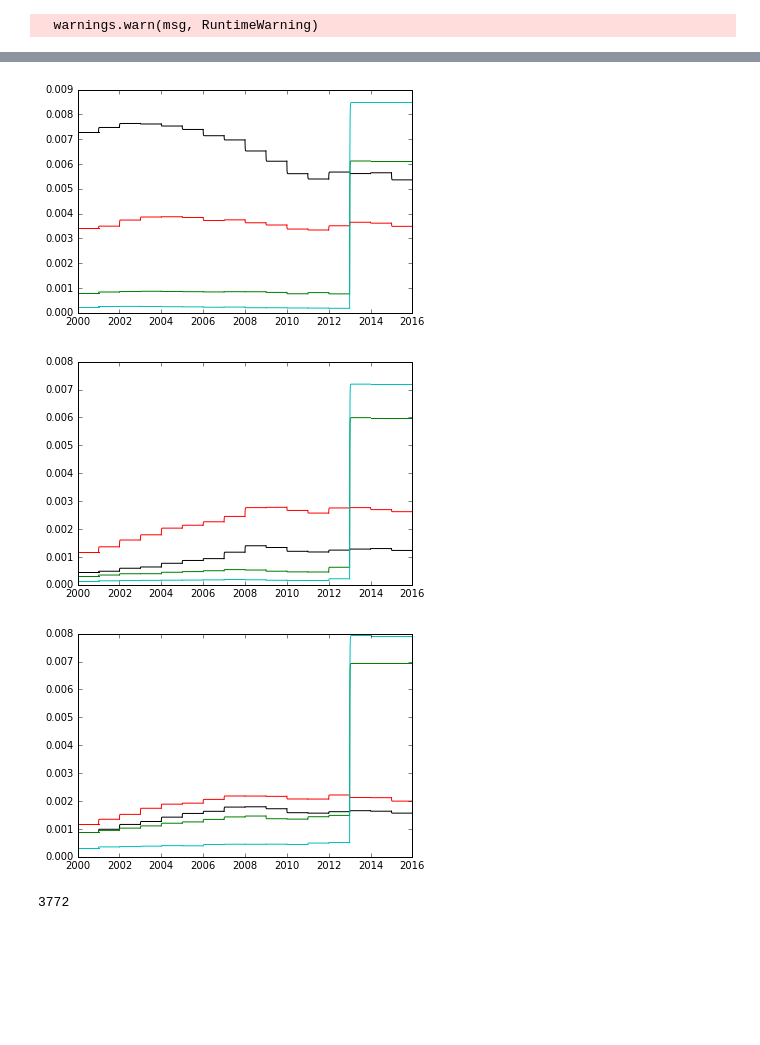
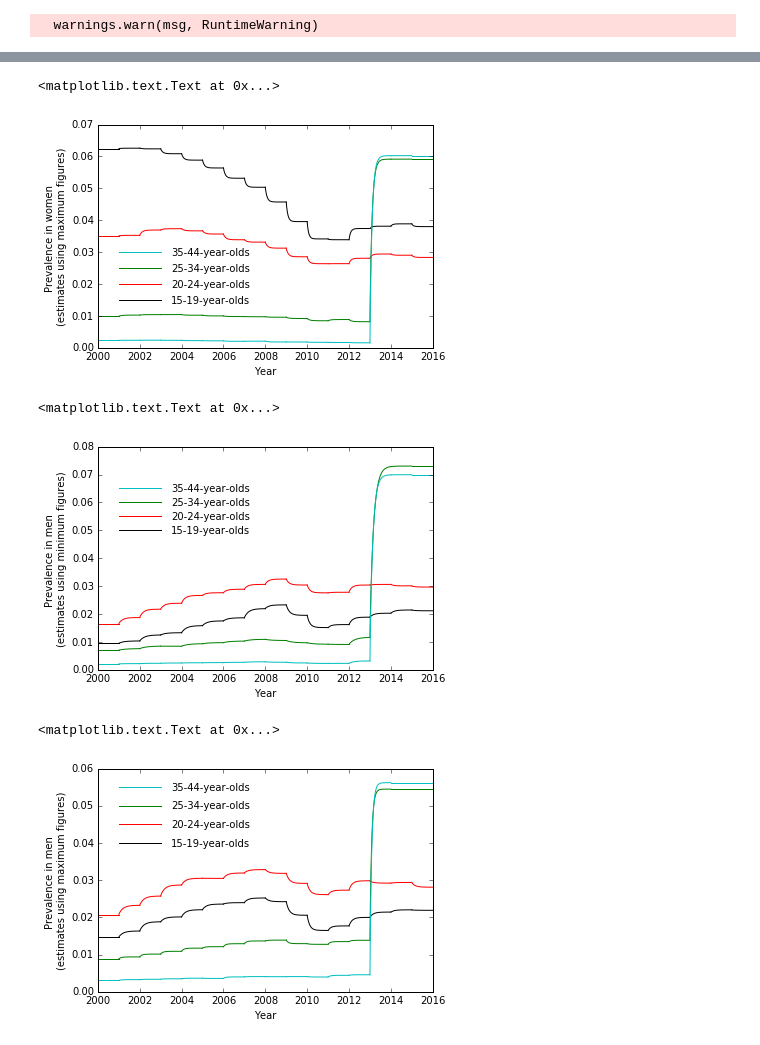
Before and after one commit to joanna-lewis/ct_trends, a Jupyter notebook: dynamic_analysis.ipynb, the cells around one changed output, grey strips where cells are left out. Drawn from its saved outputs; the diff is of its cells as text; code cells hidden in the pictures; blank space fills up the shorter version.

```diff
--- a/dynamic_analysis.ipynb
+++ b/dynamic_analysis.ipynb
@@ -332,32 +357,26 @@ for j in xrange(4):
 # %%
 # maximum figures; women
-
-%matplotlib inline
-import matplotlib.pyplot as plt
-
-cols=['k','r','g','c']
-
 for j in xrange(4):
 
     ind = argmin(np.abs(np.median(prev_f_max[0,j,:]) - prev_f_max[0,j,:]))
 
     U_2000 = U_fun(
         inc_f_max[0,j,ind]*p_asymp_f[ind],
-        att_symp[ind] + scr_f_max[0,j,ind]*p_true_pos_f[ind],
+        sc_f[ind] + scr_f_max[0,j,ind]*p_true_pos_f[ind],
         inc_f_max[0,j,ind]*(1-p_asymp_f[ind]),
         scr_f_max[0,j,ind]*p_true_pos_f[ind] + att_symp[ind]*p_true_pos_f[ind]
         )
 
     A_2000 = A_fun(
         inc_f_max[0,j,ind]*p_asymp_f[ind],
-        att_symp[ind] + scr_f_max[0,j,ind]*p_true_pos_f[ind],
+        sc_f[ind] + scr_f_max[0,j,ind]*p_true_pos_f[ind],
         inc_f_max[0,j,ind]*(1-p_asymp_f[ind]),
         scr_f_max[0,j,ind]*p_true_pos_f[ind] + att_symp[ind]*p_true_pos_f[ind]
         )
 
     S_2000 = S_fun(
         inc_f_max[0,j,ind]*p_asymp_f[ind],
-        att_symp[ind] + scr_f_max[0,j,ind]*p_true_pos_f[ind],
+        sc_f[ind] + scr_f_max[0,j,ind]*p_true_pos_f[ind],
         inc_f_max[0,j,ind]*(1-p_asymp_f[ind]),
         scr_f_max[0,j,ind]*p_true_pos_f[ind] + att_symp[ind]*p_true_pos_f[ind]
         )
@@ -367,11 +386,13 @@ for j in xrange(4):
     sol[999,1] = A_2000
     sol[999,2] = S_2000
 
+    plt.plot([2001,2003],[0.015+j*0.005, 0.015+j*0.005], cols[j])
+
     for i in xrange(16):
 
         # parameters
         parms = [inc_f_max[i,j,ind]*p_asymp_f[ind],
-                 att_symp[ind] + scr_f_max[i,j,ind]*p_true_pos_f[ind],
+                 sc_f[ind] + scr_f_max[i,j,ind]*p_true_pos_f[ind],
                  inc_f_max[i,j,ind]*(1-p_asymp_f[ind]),
                  scr_f_max[i,j,ind]*p_true_pos_f[ind] + att_symp[ind]*p_true_pos_f[ind]]
 
@@ -388,39 +409,42 @@ for j in xrange(4):
                  cols[j]
                 )
 
+plt.xlabel('Year')
+plt.ylabel('Prevalence in women \n(estimates using maximum figures)')
+
+plt.text(2003.5, 0.015, '15-19-year-olds', va='center')
+plt.text(2003.5, 0.02, '20-24-year-olds', va='center')
+plt.text(2003.5, 0.025, '25-34-year-olds', va='center')
+plt.text(2003.5, 0.03, '35-44-year-olds', va='center')
+
 #plt.xlim([2009,2013])
 #plt.ylim([0,0.001])
 # %% [output]
+<matplotlib.text.Text at 0x...>
-[figure, old version]
+[figure, new version]
 # %%
 # minimum figures; men
-
-%matplotlib inline
-import matplotlib.pyplot as plt
-
-cols=['k','r','g','c']
-
 for j in xrange(4):
 
     ind = argmin(np.abs(np.median(prev_m_min[0,j,:]) - prev_m_min[0,j,:]))
 
     U_2000 = U_fun(
         inc_m_min[0,j,ind]*p_asymp_m[ind],
-        att_symp[ind] + scr_m_min[0,j,ind]*p_true_pos_m[ind],
+        sc_m[ind] + scr_m_min[0,j,ind]*p_true_pos_m[ind],
         inc_m_min[0,j,ind]*(1-p_asymp_m[ind]),
         scr_m_min[0,j,ind]*p_true_pos_m[ind] + att_symp[ind]*p_true_pos_m[ind]
         )
 
     A_2000 = A_fun(
         inc_m_min[0,j,ind]*p_asymp_m[ind],
-        att_symp[ind] + scr_m_min[0,j,ind]*p_true_pos_m[ind],
+        sc_m[ind] + scr_m_min[0,j,ind]*p_true_pos_m[ind],
         inc_m_min[0,j,ind]*(1-p_asymp_m[ind]),
         scr_m_min[0,j,ind]*p_true_pos_m[ind] + att_symp[ind]*p_true_pos_m[ind]
         )
 
     S_2000 = S_fun(
         inc_m_min[0,j,ind]*p_asymp_m[ind],
-        att_symp[ind] + scr_m_min[0,j,ind]*p_true_pos_m[ind],
+        sc_m[ind] + scr_m_min[0,j,ind]*p_true_pos_m[ind],
         inc_m_min[0,j,ind]*(1-p_asymp_m[ind]),
         scr_m_min[0,j,ind]*p_true_pos_m[ind] + att_symp[ind]*p_true_pos_m[ind]
         )
@@ -430,11 +454,13 @@ for j in xrange(4):
     sol[999,1] = A_2000
     sol[999,2] = S_2000
 
+    plt.plot([2001,2003],[0.05+j*0.005, 0.05+j*0.005], cols[j])
+
     for i in xrange(16):
 
         # parameters
         parms = [inc_m_min[i,j,ind]*p_asymp_m[ind],
-                 att_symp[ind] + scr_m_min[i,j,ind]*p_true_pos_m[ind],
+                 sc_m[ind] + scr_m_min[i,j,ind]*p_true_pos_m[ind],
                  inc_m_min[i,j,ind]*(1-p_asymp_m[ind]),
                  scr_m_min[i,j,ind]*p_true_pos_m[ind] + att_symp[ind]*p_true_pos_m[ind]]
 
@@ -451,10 +477,19 @@ for j in xrange(4):
                  cols[j]
                 )
 
+plt.xlabel('Year')
+plt.ylabel('Prevalence in men \n(estimates using minimum figures)')
+
+plt.text(2003.5, 0.05, '15-19-year-olds', va='center')
+plt.text(2003.5, 0.055, '20-24-year-olds', va='center')
+plt.text(2003.5, 0.06, '25-34-year-olds', va='center')
+plt.text(2003.5, 0.065, '35-44-year-olds', va='center')
+
 #plt.xlim([2009,2013])
 #plt.ylim([0,0.001])
 # %% [output]
+<matplotlib.text.Text at 0x...>
-[figure, old version]
+[figure, new version]
 # %%
 # maximum figures; men
 
@@ -469,52 +504,63 @@ for j in xrange(4):
 
     U_2000 = U_fun(
         inc_m_max[0,j,ind]*p_asymp_m[ind],
-        att_symp[ind] + scr_m_max[0,j,ind]*p_true_pos_m[ind],
+        sc_m[ind] + scr_m_max[0,j,ind]*p_true_pos_m[ind],
         inc_m_max[0,j,ind]*(1-p_asymp_m[ind]),
         scr_m_max[0,j,ind]*p_true_pos_m[ind] + att_symp[ind]*p_true_pos_m[ind]
         )
 
     A_2000 = A_fun(
         inc_m_max[0,j,ind]*p_asymp_m[ind],
-        att_symp[ind] + scr_m_max[0,j,ind]*p_true_pos_m[ind],
+        sc_m[ind] + scr_m_max[0,j,ind]*p_true_pos_m[ind],
         inc_m_max[0,j,ind]*(1-p_asymp_m[ind]),
         scr_m_max[0,j,ind]*p_true_pos_m[ind] + att_symp[ind]*p_true_pos_m[ind]
         )
 
     S_2000 = S_fun(
         inc_m_max[0,j,ind]*p_asymp_m[ind],
-        att_symp[ind] + scr_m_max[0,j,ind]*p_true_pos_m[ind],
+        sc_m[ind] + scr_m_max[0,j,ind]*p_true_pos_m[ind],
         inc_m_max[0,j,ind]*(1-p_asymp_m[ind]),
         scr_m_max[0,j,ind]*p_true_pos_m[ind] + att_symp[ind]*p_true_pos_m[ind]
         )
 
     sol = empty([1000,3])
     sol[999,0] = U_2000
     sol[999,1] = A_2000
     sol[999,2] = S_2000
 
+    plt.plot([2001,2003],[0.04+j*0.005, 0.04+j*0.005], cols[j])
+
     for i in xrange(16):
 
         # parameters
         parms = [inc_m_max[i,j,ind]*p_asymp_m[ind],
-                 att_symp[ind] + scr_m_max[i,j,ind]*p_true_pos_m[ind],
+                 sc_m[ind] + scr_m_max[i,j,ind]*p_true_pos_m[ind],
                  inc_m_max[i,j,ind]*(1-p_asymp_m[ind]),
                  scr_m_max[i,j,ind]*p_true_pos_m[ind] + att_symp[ind]*p_true_pos_m[ind]]
 
         # solve
         sol = odeint(dydt,
                sol[999,:],
                linspace(0,10,1000),
                args = (parms,)
               )
 
         # plot
         plt.plot(2000 + i + linspace(0,1,1000),
                  sol[:,1] + sol[:,2],
                  cols[j]
                 )
 
+plt.xlabel('Year')
+plt.ylabel('Prevalence in men \n(estimates using maximum figures)')
+
+plt.text(2003.5, 0.04, '15-19-year-olds', va='center')
+plt.text(2003.5, 0.045, '20-24-year-olds', va='center')
+plt.text(2003.5, 0.05, '25-34-year-olds', va='center')
+plt.text(2003.5, 0.055, '35-44-year-olds', va='center')
+
 #plt.xlim([2009,2013])
 #plt.ylim([0,0.001])
 # %% [output]
+<matplotlib.text.Text at 0x...>
-[figure, old version]
+[figure, new version]
@@ -523,4 +566,0 @@ i=0
-# %%
-argmin(np.abs(np.median(prev_f_min[0,j,:]) - prev_f_min[0,j,:]))
-# %% [output]
-3772
```
Also changed, not shown: parts of 9 cells of this notebook.
